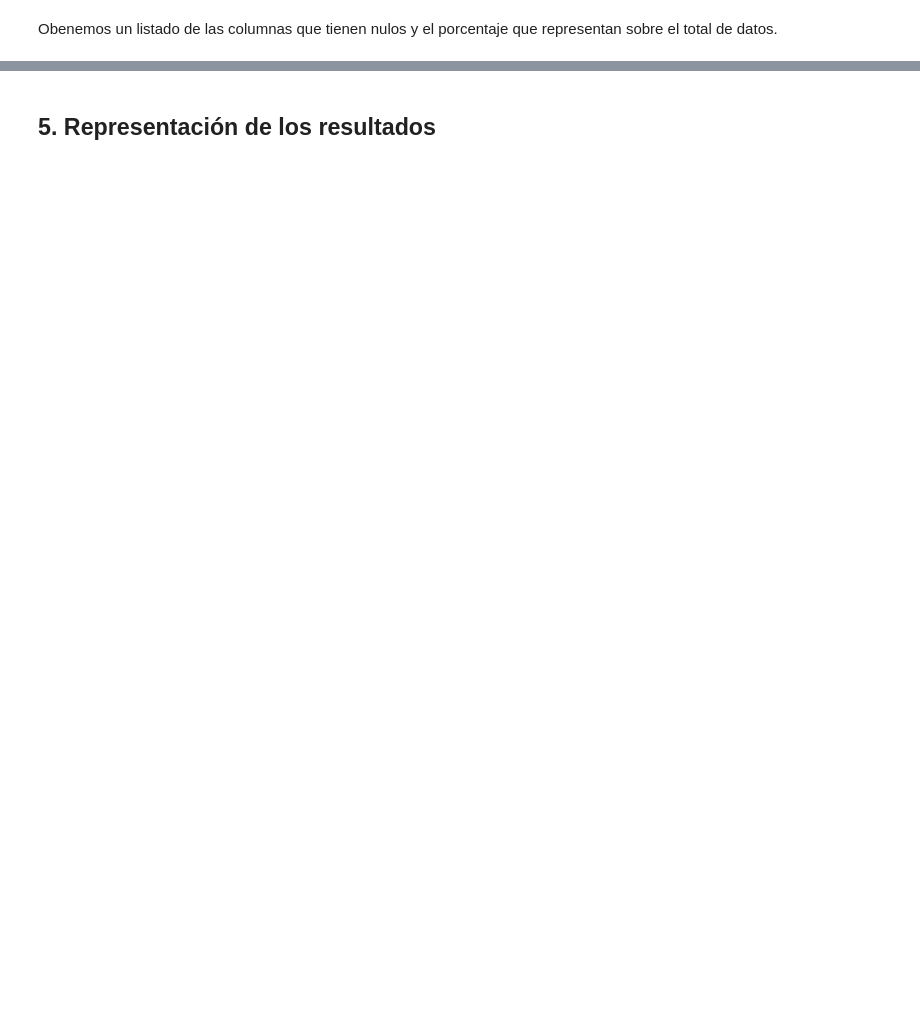
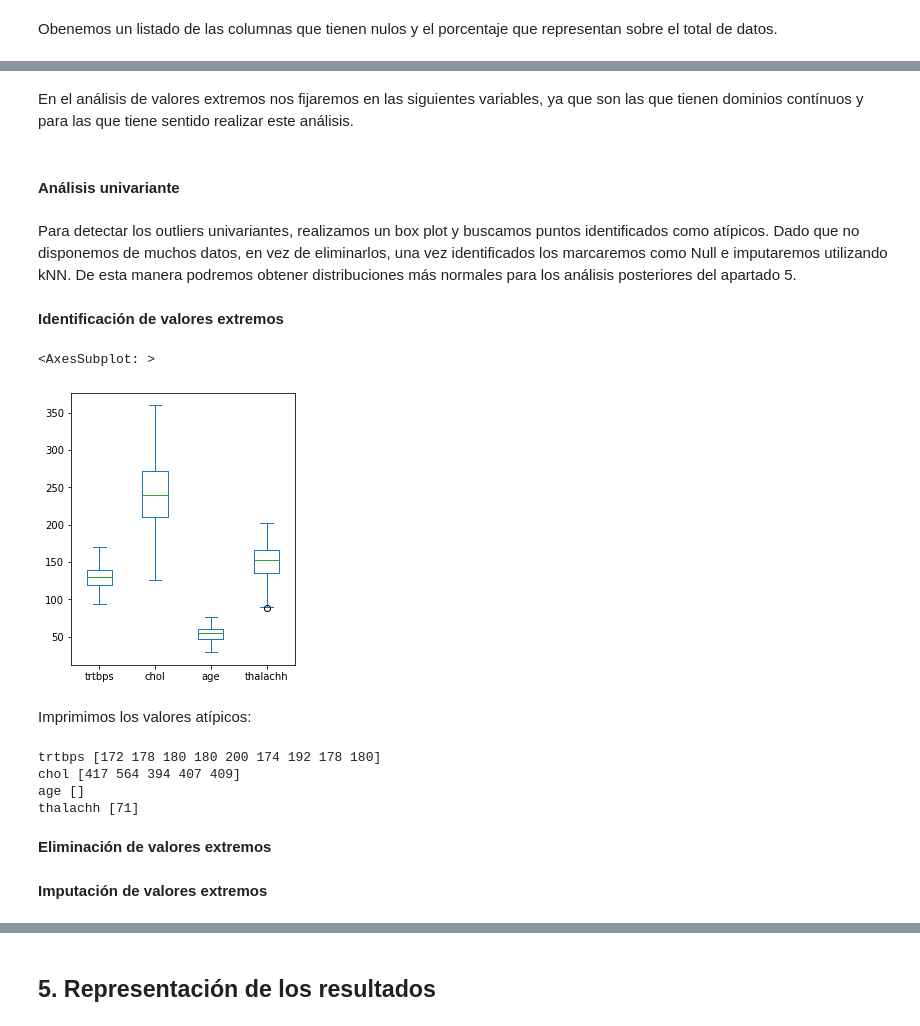
Before and after one commit to Carlos-Perez-Ha/PRA2, a Jupyter notebook: Heart_attack_analysis.ipynb, the cells around one changed output, grey strips where cells are left out. Drawn from its saved outputs; the diff is of its cells as text; code cells hidden in the pictures; blank space fills up the shorter version.

```diff
--- a/Heart_attack_analysis.ipynb
+++ b/Heart_attack_analysis.ipynb
@@ -73,0 +82,3 @@ df = df.merge(df_cp, left_on="cp", right_on="id_cp", how="left").drop(["id_cp"],
+# %%
+df.loc[df.sex == 1, 'desc_sex'] = 'Man'
+df.loc[df.sex == 0, 'desc_sex'] = 'Woman'
@@ -73,0 +87,4 @@ df = df.merge(df_cp, left_on="cp", right_on="id_cp", how="left").drop(["id_cp"],
+# %%
+df.loc[df.restecg == 2, 'desc_restecg'] = 'Left Ventricular atrophy'
+df.loc[df.restecg == 1, 'desc_restecg'] = 'ST-T Wave abnormality'
+df.loc[df.restecg == 0, 'desc_restecg'] = 'Normal'
@@ -73,0 +93,3 @@ df = df.merge(df_cp, left_on="cp", right_on="id_cp", how="left").drop(["id_cp"],
+# %%
+df.loc[df.output == 1, 'desc_output'] = 'High heart attack risk'
+df.loc[df.output == 0, 'desc_output'] = 'Low heart attack risk'
@@ -370,0 +133,30 @@ En el histograma se aprecia una inclinación hacia la derecha.
+# %% [markdown]
+En el análisis de valores extremos nos fijaremos en las siguientes variables, ya que son las que tienen dominios contínuos y para las que tiene sentido realizar este análisis.
+# %%
+features = ["trtbps","chol","age","thalachh"]
+# %% [markdown]
+#### Análisis univariante
+# %% [markdown]
+Para detectar los outliers univariantes, realizamos un box plot y buscamos puntos identificados como atípicos. Dado que no disponemos de muchos datos, en vez de eliminarlos, una vez identificados los marcaremos como Null e imputaremos utilizando kNN. De esta manera podremos obtener distribuciones más normales para los análisis posteriores del apartado 5.
+# %% [markdown]
+**Identificación de valores extremos**
+# %%
+df[features].plot.box(figsize=(4,5))
+# %% [output]
+<AxesSubplot: >
+[figure, added]
+# %% [markdown]
+Imprimimos los valores atípicos:
+# %%
+from matplotlib.cbook import boxplot_stats
+
+stats_boxplot = list(zip(features, boxplot_stats(df[features])))
+
+_ = [print(feature, stats["fliers"]) for feature, stats in stats_boxplot]
+# %% [output]
+trtbps [172 178 180 180 200 174 192 178 180]
+chol [417 564 394 407 409]
+age []
+thalachh [71]
+# %% [markdown]
+**Eliminación de valores extremos**
@@ -370,0 +167,2 @@ En el histograma se aprecia una inclinación hacia la derecha.
+# %% [markdown]
+**Imputación de valores extremos**
```
Also changed, not shown: parts of 150 cells of this notebook, 1 other file.
